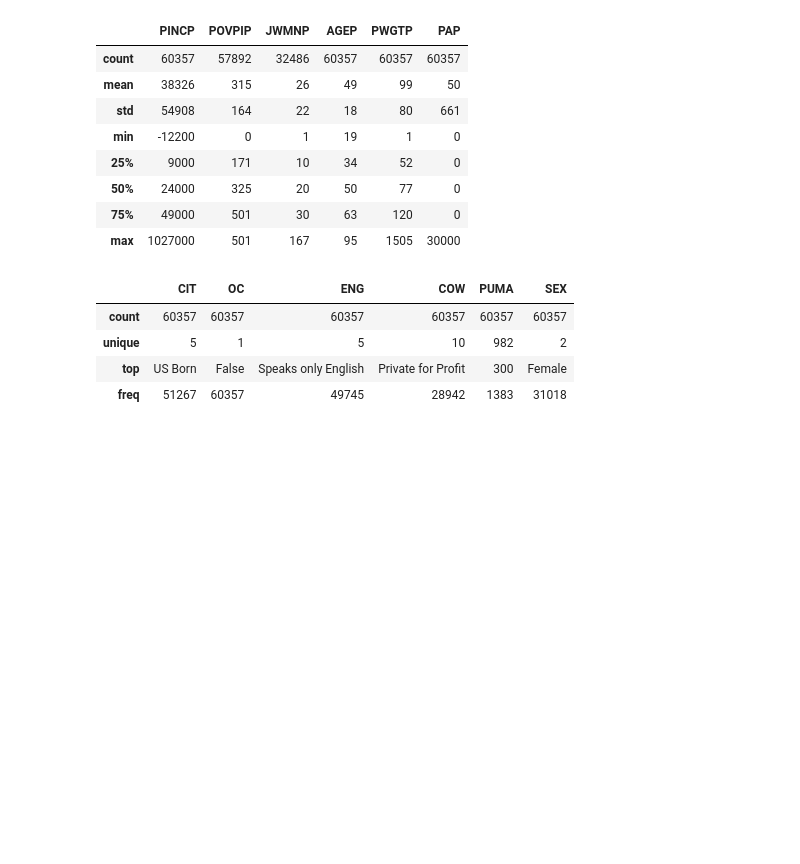
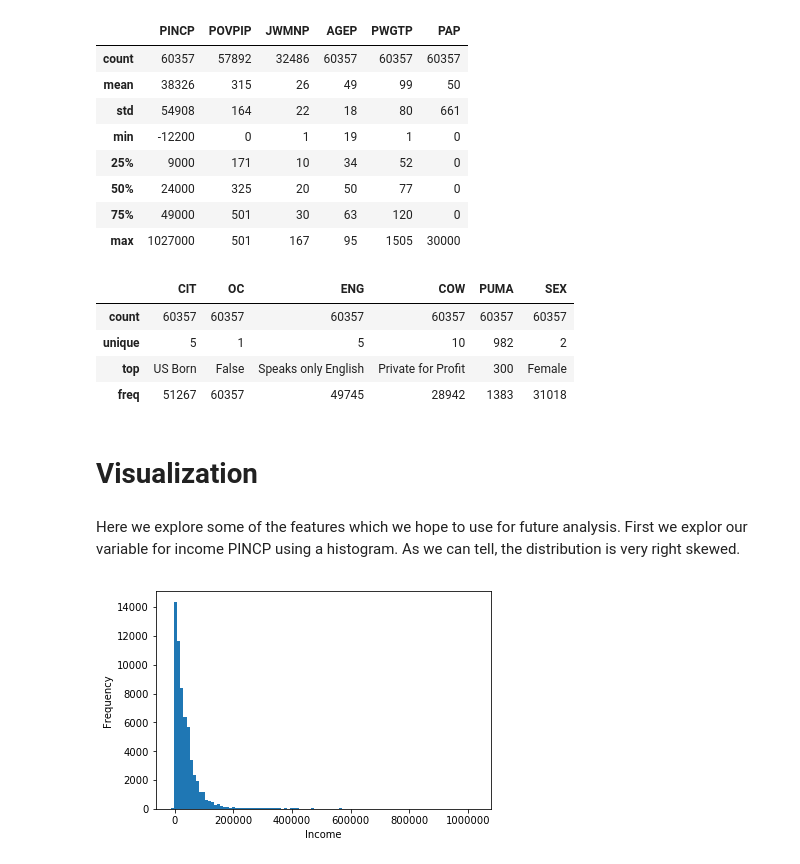
Before and after one commit to kjprice/SMU-data-mining, a Jupyter notebook: python_notebooks/person_eda.ipynb, the cells around one changed output. Drawn from its saved outputs; the diff is of its cells as text; code cells hidden in the pictures; blank space fills up the shorter version.

Commit message:
Merge Visualization into master notebook

```diff
--- a/python_notebooks/person_eda.ipynb
+++ b/python_notebooks/person_eda.ipynb
@@ -98,3 +98,13 @@ df[importegorical_features].describe()
 | unique | 5 | 1 | 5 | 10 | 982 | 2 |
 | top | US Born | False | Speaks only English | Private for Profit | 300 | Female |
 | freq | 51267 | 60357 | 49745 | 28942 | 1383 | 31018 |
+# %% [markdown]
+# Visualization
+# %% [markdown]
+Here we explore some of the features which we hope to use for future analysis. First we explor our variable for income PINCP using a histogram. As we can tell, the distribution is very right skewed.
+# %%
+plt.xlabel('Income')
+df.PINCP.plot.hist(bins=100)
+plt.show()
+# %% [output]
+[figure, added]
```
Also changed, not shown: parts of 7 cells of this notebook.
